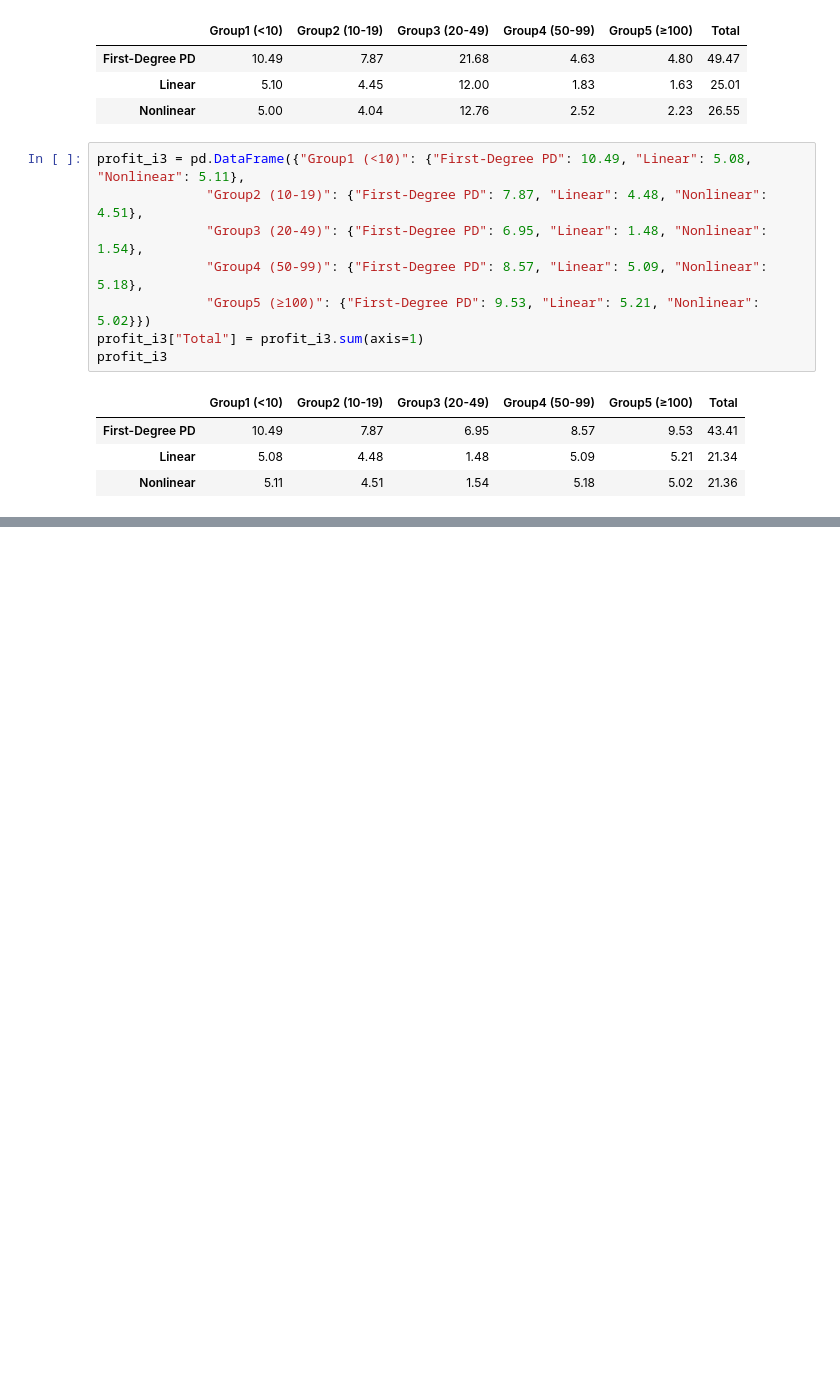
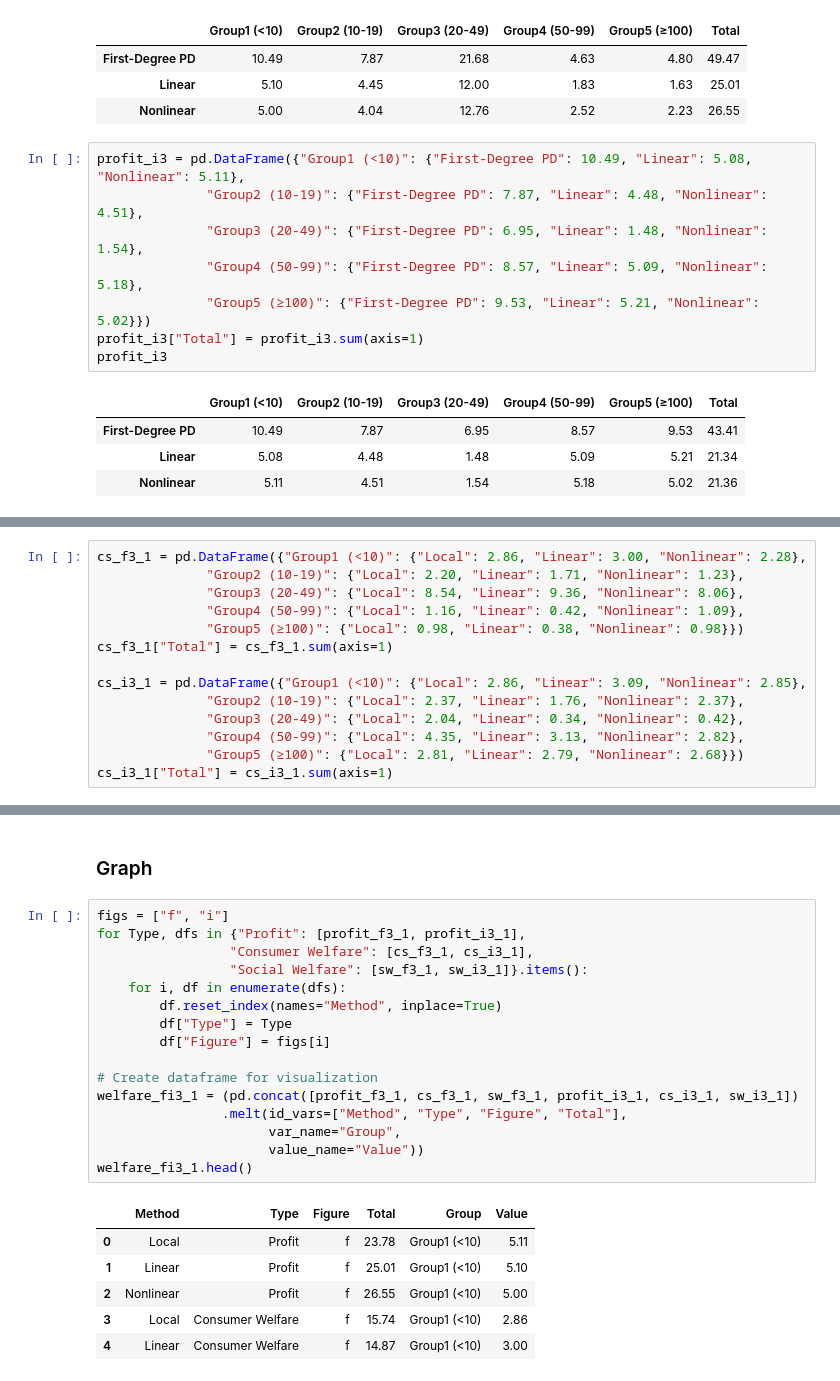
Before and after one commit to wanxii/nonlinear-pricing, a Jupyter notebook: welfare_groups.ipynb, the cells around one changed output, grey strips where cells are left out. Drawn from its saved outputs; the diff is of its cells as text; blank space fills up the shorter version.

```diff
--- a/welfare_groups.ipynb
+++ b/welfare_groups.ipynb
@@ -450,0 +483,14 @@ counter_fi3.savefig("fig/counter_comparison3.svg", dpi=400)
+# %%
+cs_f3_1 = pd.DataFrame({"Group1 (<10)": {"Local": 2.86, "Linear": 3.00, "Nonlinear": 2.28},
+              "Group2 (10-19)": {"Local": 2.20, "Linear": 1.71, "Nonlinear": 1.23},
+              "Group3 (20-49)": {"Local": 8.54, "Linear": 9.36, "Nonlinear": 8.06},
+              "Group4 (50-99)": {"Local": 1.16, "Linear": 0.42, "Nonlinear": 1.09},
+              "Group5 (≥100)": {"Local": 0.98, "Linear": 0.38, "Nonlinear": 0.98}})
+cs_f3_1["Total"] = cs_f3_1.sum(axis=1)
+
+cs_i3_1 = pd.DataFrame({"Group1 (<10)": {"Local": 2.86, "Linear": 3.09, "Nonlinear": 2.85},
+              "Group2 (10-19)": {"Local": 2.37, "Linear": 1.76, "Nonlinear": 2.37},
+              "Group3 (20-49)": {"Local": 2.04, "Linear": 0.34, "Nonlinear": 0.42},
+              "Group4 (50-99)": {"Local": 4.35, "Linear": 3.13, "Nonlinear": 2.82},
+              "Group5 (≥100)": {"Local": 2.81, "Linear": 2.79, "Nonlinear": 2.68}})
+cs_i3_1["Total"] = cs_i3_1.sum(axis=1)
@@ -450,0 +525,25 @@ counter_fi3.savefig("fig/counter_comparison3.svg", dpi=400)
+# %% [markdown]
+### Graph
+# %%
+figs = ["f", "i"]
+for Type, dfs in {"Profit": [profit_f3_1, profit_i3_1],
+                 "Consumer Welfare": [cs_f3_1, cs_i3_1],
+                 "Social Welfare": [sw_f3_1, sw_i3_1]}.items():
+    for i, df in enumerate(dfs):
+        df.reset_index(names="Method", inplace=True)
+        df["Type"] = Type
+        df["Figure"] = figs[i]
+
+# Create dataframe for visualization
+welfare_fi3_1 = (pd.concat([profit_f3_1, cs_f3_1, sw_f3_1, profit_i3_1, cs_i3_1, sw_i3_1])
+                .melt(id_vars=["Method", "Type", "Figure", "Total"],
+                      var_name="Group",
+                      value_name="Value"))
+welfare_fi3_1.head()
+# %% [output]
+|  | Method | Type | Figure | Total | Group | Value |
+| 0 | Local | Profit | f | 23.78 | Group1 (<10) | 5.11 |
+| 1 | Linear | Profit | f | 25.01 | Group1 (<10) | 5.10 |
+| 2 | Nonlinear | Profit | f | 26.55 | Group1 (<10) | 5.00 |
+| 3 | Local | Consumer Welfare | f | 15.74 | Group1 (<10) | 2.86 |
+| 4 | Linear | Consumer Welfare | f | 14.87 | Group1 (<10) | 3.00 |
```
Also changed, not shown: parts of 33 cells of this notebook.
